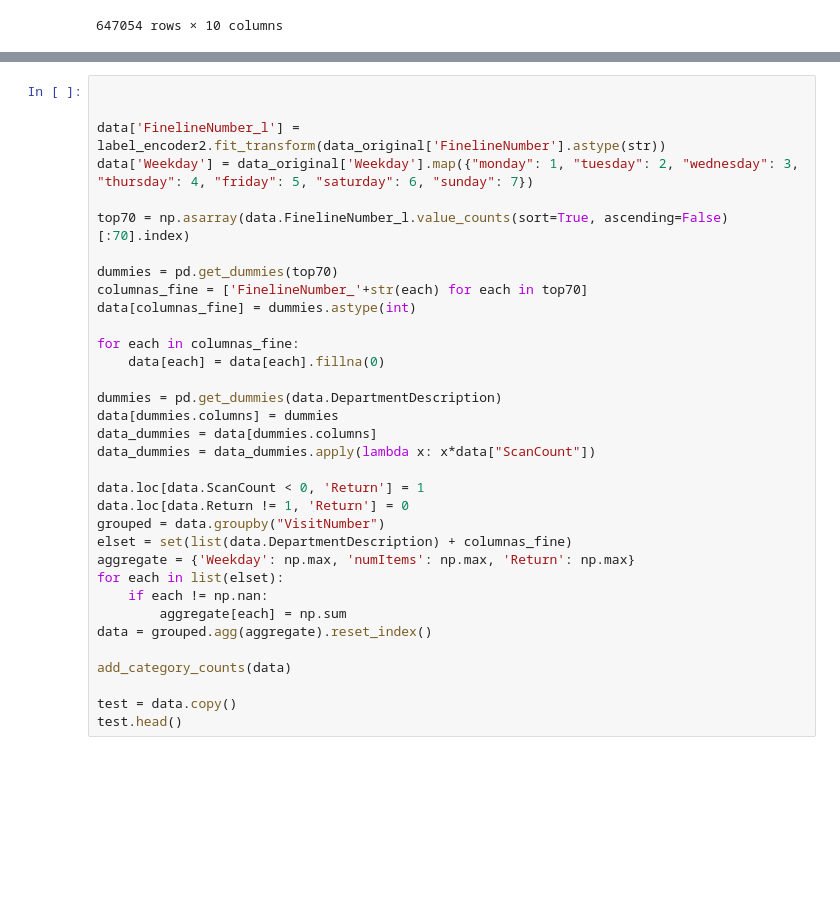
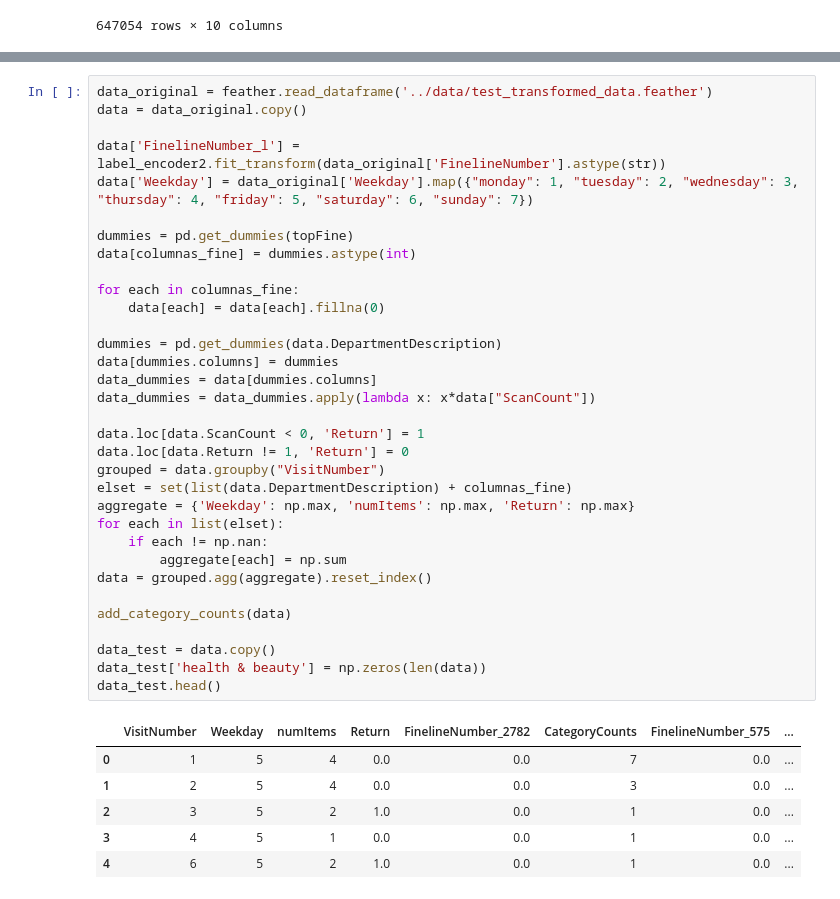
Before and after one commit to timgivois/walmartrecruiting, a Jupyter notebook: src/XGBoost_final.ipynb, the cells around one changed output, grey strips where cells are left out. Cells and saved outputs as stored; diff of their text form; blank space fills up the shorter version.

```diff
--- a/src/XGBoost_final.ipynb
+++ b/src/XGBoost_final.ipynb
@@ -158,35 +146,41 @@ NameError: name 'bst' is not defined
 # %%
-
+data_original = feather.read_dataframe('../data/test_transformed_data.feather')
+data = data_original.copy()
 
 data['FinelineNumber_l'] = label_encoder2.fit_transform(data_original['FinelineNumber'].astype(str))
 data['Weekday'] = data_original['Weekday'].map({"monday": 1, "tuesday": 2, "wednesday": 3, "thursday": 4, "friday": 5, "saturday": 6, "sunday": 7})
 
-top70 = np.asarray(data.FinelineNumber_l.value_counts(sort=True, ascending=False)[:70].index)
-
-dummies = pd.get_dummies(top70)
-columnas_fine = ['FinelineNumber_'+str(each) for each in top70]
+dummies = pd.get_dummies(topFine)
 data[columnas_fine] = dummies.astype(int)
 
 for each in columnas_fine:
     data[each] = data[each].fillna(0)
 
 dummies = pd.get_dummies(data.DepartmentDescription)
 data[dummies.columns] = dummies
 data_dummies = data[dummies.columns]
 data_dummies = data_dummies.apply(lambda x: x*data["ScanCount"])
 
 data.loc[data.ScanCount < 0, 'Return'] = 1
 data.loc[data.Return != 1, 'Return'] = 0
 grouped = data.groupby("VisitNumber")
 elset = set(list(data.DepartmentDescription) + columnas_fine)
 aggregate = {'Weekday': np.max, 'numItems': np.max, 'Return': np.max}
 for each in list(elset):
     if each != np.nan:
         aggregate[each] = np.sum
 data = grouped.agg(aggregate).reset_index()
 
 add_category_counts(data)
 
-test = data.copy()
-test.head()
+data_test = data.copy()
+data_test['health & beauty'] = np.zeros(len(data))
+data_test.head()
+# %% [output]
+|  | VisitNumber | Weekday | numItems | Return | FinelineNumber_2782 | CategoryCounts | FinelineNumber_575 | ... |
+| 0 | 1 | 5 | 4 | 0.0 | 0.0 | 7 | 0.0 | ... |
+| 1 | 2 | 5 | 4 | 0.0 | 0.0 | 3 | 0.0 | ... |
+| 2 | 3 | 5 | 2 | 1.0 | 0.0 | 1 | 0.0 | ... |
+| 3 | 4 | 5 | 1 | 0.0 | 0.0 | 1 | 0.0 | ... |
+| 4 | 6 | 5 | 2 | 1.0 | 0.0 | 1 | 0.0 | ... |
 # %%
```
Also changed, not shown: parts of 6 cells of this notebook, 1 other file.
